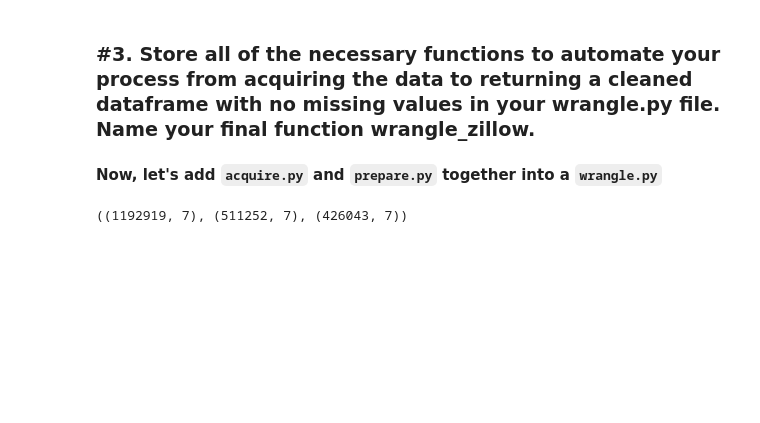
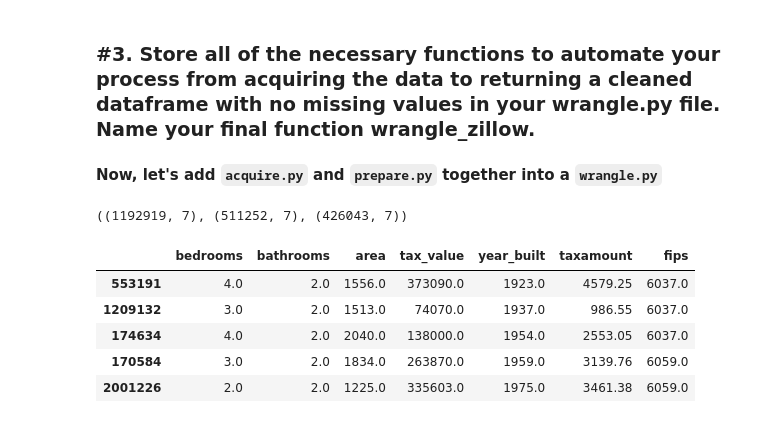
Before and after one commit to CodeupClassroom/noether-regression-exercises, a Jupyter notebook: wrangle_exercises.ipynb, the cells around one changed output. Drawn from its saved outputs; the diff is of its cells as text; code cells hidden in the pictures; blank space fills up the shorter version.

```diff
--- a/wrangle_exercises.ipynb
+++ b/wrangle_exercises.ipynb
@@ -327,3 +327,12 @@ train, validate, test = wrangle_zillow()
 train.shape, validate.shape, test.shape
 # %% [output]
 ((1192919, 7), (511252, 7), (426043, 7))
+# %%
+train.head()
+# %% [output]
+|  | bedrooms | bathrooms | area | tax_value | year_built | taxamount | fips |
+| 553191 | 4.0 | 2.0 | 1556.0 | 373090.0 | 1923.0 | 4579.25 | 6037.0 |
+| 1209132 | 3.0 | 2.0 | 1513.0 | 74070.0 | 1937.0 | 986.55 | 6037.0 |
+| 174634 | 4.0 | 2.0 | 2040.0 | 138000.0 | 1954.0 | 2553.05 | 6037.0 |
+| 170584 | 3.0 | 2.0 | 1834.0 | 263870.0 | 1959.0 | 3139.76 | 6059.0 |
+| 2001226 | 2.0 | 2.0 | 1225.0 | 335603.0 | 1975.0 | 3461.38 | 6059.0 |
```
Also changed, not shown: 2 other files.
